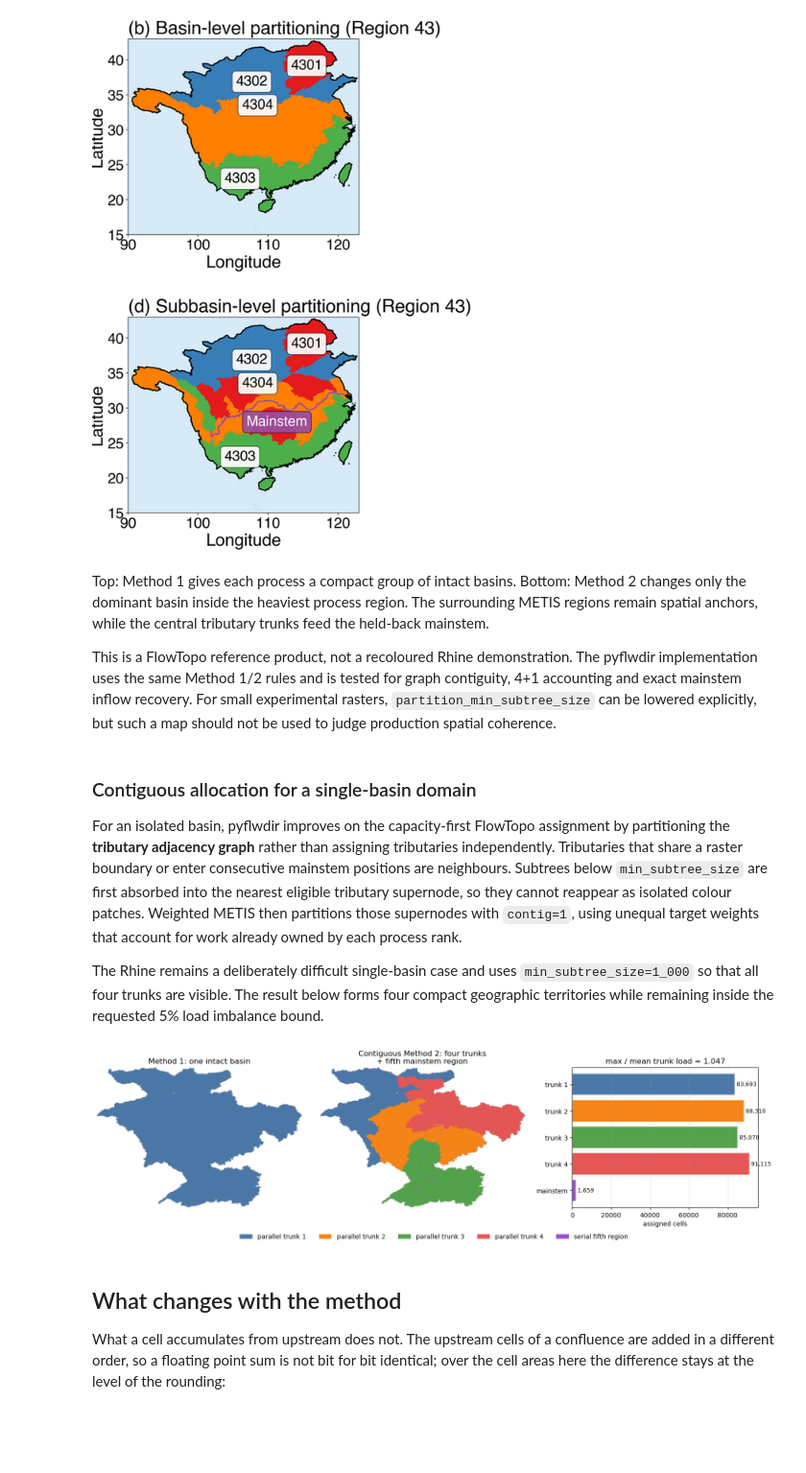
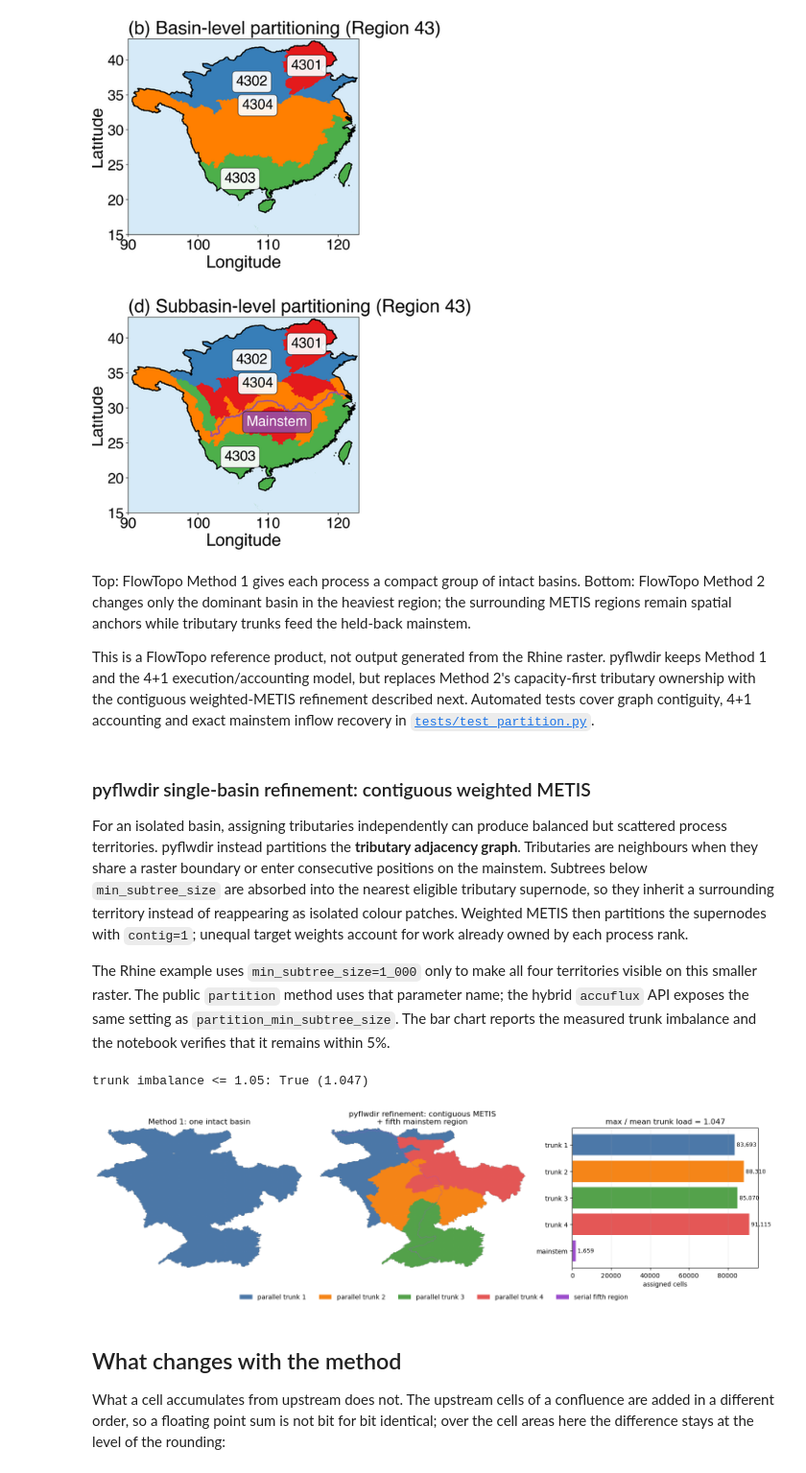
Before and after one commit to Deltares/pyflwdir, a Jupyter notebook: examples/ordering.ipynb, the cells around one changed output. Shown at 96% size. Cells and saved outputs as stored; diff of their text form; code cells hidden in the pictures; blank space fills up the shorter version.

```diff
--- a/examples/ordering.ipynb
+++ b/examples/ordering.ipynb
@@ -396,31 +424,34 @@ display(Image(filename="flowtopo_region43_partitions.png", width=500))
 # %% [output]
 [figure]
 # %% [markdown]
-Top: Method 1 gives each process a compact group of intact basins. Bottom: Method 2
-changes only the dominant basin inside the heaviest process region. The surrounding
-METIS regions remain spatial anchors, while the central tributary trunks feed the
+Top: FlowTopo Method 1 gives each process a compact group of intact basins.
+Bottom: FlowTopo Method 2 changes only the dominant basin in the heaviest region; the
+surrounding METIS regions remain spatial anchors while tributary trunks feed the
 held-back mainstem.
 
-This is a FlowTopo reference product, not a recoloured Rhine demonstration. The
-pyflwdir implementation uses the same Method 1/2 rules and is tested for graph
-contiguity, 4+1 accounting and exact mainstem inflow recovery. For small experimental
-rasters, `partition_min_subtree_size` can be lowered explicitly, but such a map should
-not be used to judge production spatial coherence.
+This is a FlowTopo reference product, not output generated from the Rhine raster.
+pyflwdir keeps Method 1 and the 4+1 execution/accounting model, but replaces Method 2's
+capacity-first tributary ownership with the contiguous weighted-METIS refinement
+described next. Automated tests cover graph contiguity, 4+1 accounting and exact
+mainstem inflow recovery in
+[`tests/test_partition.py`](../tests/test_partition.py).
 # %% [markdown]
-### Contiguous allocation for a single-basin domain
+### pyflwdir single-basin refinement: contiguous weighted METIS
 
-For an isolated basin, pyflwdir improves on the capacity-first FlowTopo assignment by
-partitioning the **tributary adjacency graph** rather than assigning tributaries
-independently. Tributaries that share a raster boundary or enter consecutive mainstem
-positions are neighbours. Subtrees below `min_subtree_size` are first absorbed into the
-nearest eligible tributary supernode, so they cannot reappear as isolated colour
-patches. Weighted METIS then partitions those supernodes with `contig=1`, using unequal
-target weights that account for work already owned by each process rank.
+For an isolated basin, assigning tributaries independently can produce balanced but
+scattered process territories. pyflwdir instead partitions the **tributary adjacency
+graph**. Tributaries are neighbours when they share a raster boundary or enter
+consecutive positions on the mainstem. Subtrees below `min_subtree_size` are absorbed
+into the nearest eligible tributary supernode, so they inherit a surrounding territory
+instead of reappearing as isolated colour patches. Weighted METIS then partitions the
+supernodes with `contig=1`; unequal target weights account for work already owned by
+each process rank.
 
-The Rhine remains a deliberately difficult single-basin case and uses
-`min_subtree_size=1_000` so that all four trunks are visible. The result below forms
-four compact geographic territories while remaining inside the requested 5% load
-imbalance bound.
+The Rhine example uses `min_subtree_size=1_000` only to make all four territories
+visible on this smaller raster. The public `partition` method uses that parameter name;
+the hybrid `accuflux` API exposes the same setting as
+`partition_min_subtree_size`. The bar chart reports the measured trunk imbalance and
+the notebook verifies that it remains within 5%.
 # %%
 from matplotlib.colors import ListedColormap
 from matplotlib.patches import Patch
@@ -444,36 +475,39 @@ fig, axes = plt.subplots(
 
 axes[0].imshow(np.ma.masked_less(basin_parts, 0), cmap=partition_cmap, vmin=0, vmax=4)
 axes[0].set_title("Method 1: one intact basin")
 axes[0].axis("off")
 
 axes[1].imshow(
     np.ma.masked_less(subbasin_parts, 0), cmap=partition_cmap, vmin=0, vmax=4
 )
-axes[1].set_title("Contiguous Method 2: four trunks\n+ fifth mainstem region")
+axes[1].set_title("pyflwdir refinement: contiguous METIS\n+ fifth mainstem region")
 axes[1].axis("off")
 
 mainstem_cells = int(np.count_nonzero(subbasin_parts == pyflwdir.MAINSTEM))
+trunk_imbalance = subbasin_load.max() / subbasin_load.mean()
+print(f"trunk imbalance <= 1.05: {trunk_imbalance <= 1.05} ({trunk_imbalance:.3f})")
 labels = [f"trunk {rank + 1}" for rank in range(4)] + ["mainstem"]
 values = list(subbasin_load.astype(int)) + [mainstem_cells]
 axes[2].barh(labels, values, color=process_colors + ["#9C4DCC"])
 axes[2].invert_yaxis()
 axes[2].set_xlabel("assigned cells")
 axes[2].set_title(
-    f"max / mean trunk load = {subbasin_load.max() / subbasin_load.mean():.3f}"
+    f"max / mean trunk load = {trunk_imbalance:.3f}"
 )
 axes[2].grid(axis="x", alpha=0.25)
 for row, value in enumerate(values):
     axes[2].text(value, row, f" {value:,}", va="center", fontsize=9)
 
 legend = [
     Patch(facecolor=color, label=f"parallel trunk {rank + 1}")
     for rank, color in enumerate(process_colors)
 ]
 legend.append(Patch(facecolor="#9C4DCC", label="serial fifth region"))
 fig.legend(handles=legend, loc="outside lower center", ncol=5, frameon=False)
 plt.show()
 # %% [output]
+trunk imbalance <= 1.05: True (1.047)
-[figure, old version]
+[figure, new version]
 # %% [markdown]
 ## What changes with the method
 
```
Also changed, not shown: parts of 15 cells of this notebook.
